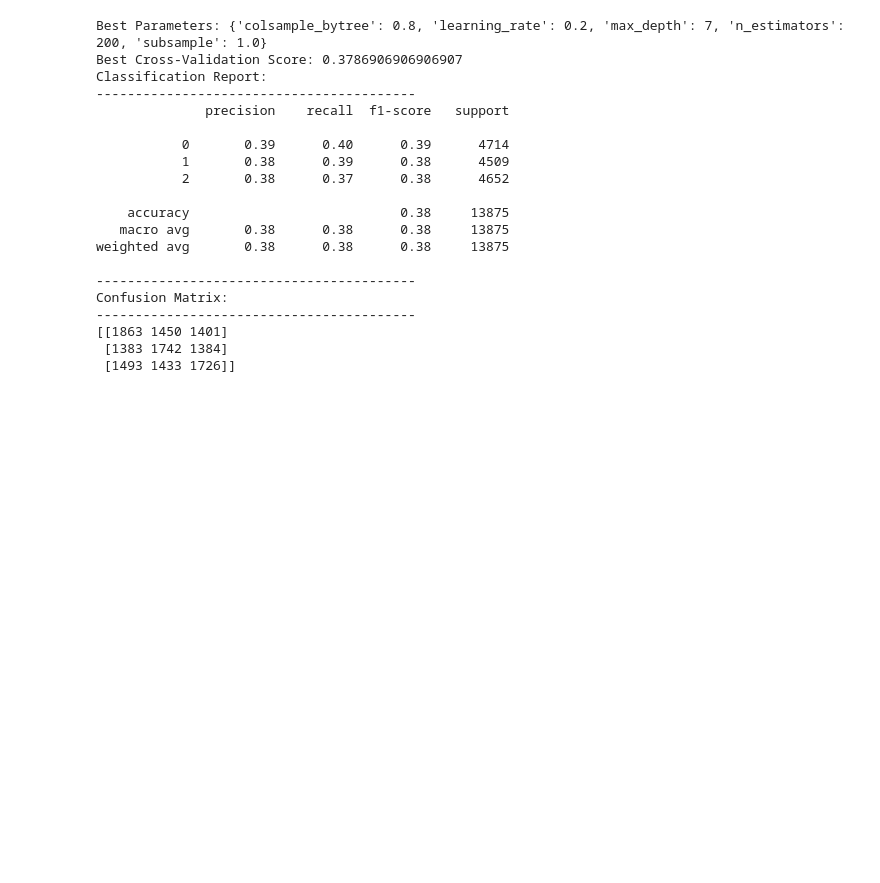
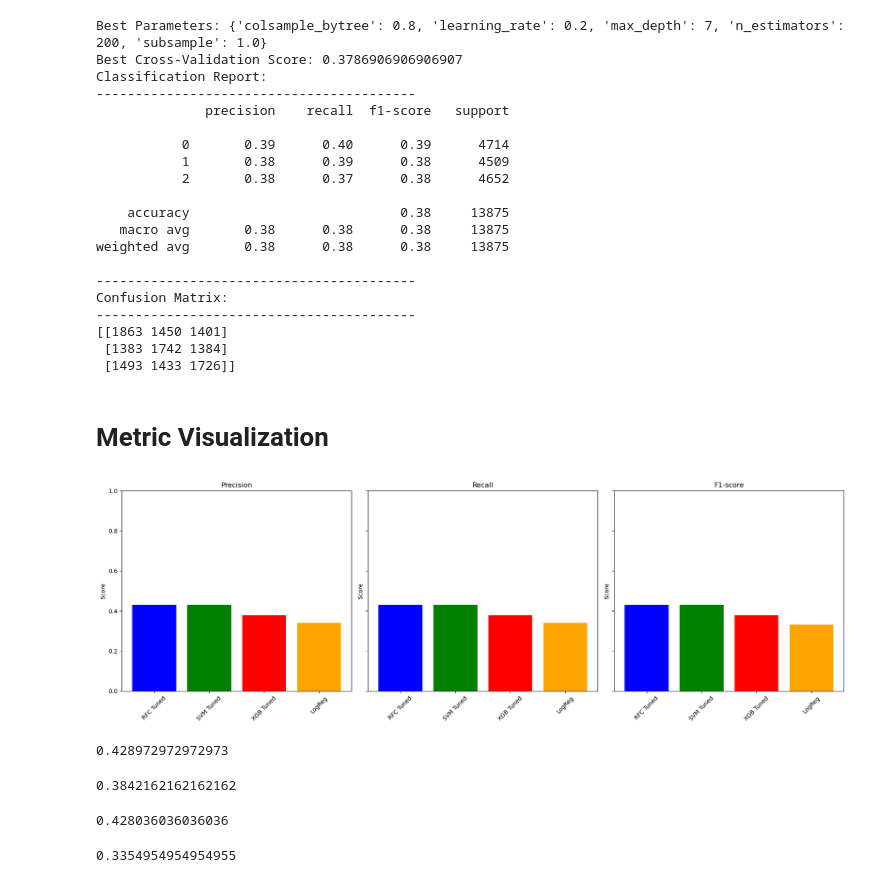
Before and after one commit to MrEktirir/Analysis-of-Healthcare, a Jupyter notebook: Notebooks/main.ipynb, the cells around one changed output. Cells and saved outputs as stored; diff of their text form; code cells hidden in the pictures; blank space fills up the shorter version.

Commit message:
Metric Visualization
* Visualization completed.

```diff
--- a/Notebooks/main.ipynb
+++ b/Notebooks/main.ipynb
@@ -867,3 +871,75 @@ Confusion Matrix:
 [[1863 1450 1401]
  [1383 1742 1384]
  [1493 1433 1726]]
+# %% [markdown]
+# Metric Visualization
+# %%
+import matplotlib.pyplot as plt
+import pandas as pd
+from io import StringIO
+
+# Classification report string'lerini tanımlama
+classification_report_rfc_tuned = '              precision    recall  f1-score   support\n\n           0       0.43      0.43      0.43      4714\n           1       0.42      0.43      0.43      4509\n           2       0.43      0.43      0.43      4652\n\n    accuracy                           0.43     13875\n   macro avg       0.43      0.43      0.43     13875\nweighted avg       0.43      0.43      0.43     13875\n'
+
+classification_report_svm_tuned = '              precision    recall  f1-score   support\n\n           0       0.43      0.45      0.44      4714\n           1       0.42      0.41      0.42      4509\n           2       0.43      0.42      0.43      4652\n\n    accuracy                           0.43     13875\n   macro avg       0.43      0.43      0.43     13875\nweighted avg       0.43      0.43      0.43     13875\n'
+
+classification_report_xgb_tuned = '              precision    recall  f1-score   support\n\n           0       0.39      0.40      0.39      4714\n           1       0.38      0.39      0.38      4509\n           2       0.38      0.37      0.38      4652\n\n    accuracy                           0.38     13875\n   macro avg       0.38      0.38      0.38     13875\nweighted avg       0.38      0.38      0.38     13875\n'
+
+classification_report_logreg = '              precision    recall  f1-score   support\n\n           0       0.34      0.28      0.31      4714\n           1       0.32      0.37      0.34      4509\n           2       0.34      0.36      0.35      4652\n\n    accuracy                           0.34     13875\n   macro avg       0.34      0.34      0.33     13875\nweighted avg       0.34      0.34      0.33     13875\n'
+
+# Raporları bir dictionary olarak saklayalım
+classification_reports = {
+    "RFC Tuned": classification_report_rfc_tuned,
+    "SVM Tuned": classification_report_svm_tuned,
+    "XGB Tuned": classification_report_xgb_tuned,
+    "LogReg": classification_report_logreg
+}
+
+# Her raporu işleyerek anlamlı bir yapıya dönüştürme
+processed_reports = {}
+for algo_name, report_text in classification_reports.items():
+    # Metin raporunu DataFrame'e dönüştür
+    df = pd.read_fwf(StringIO(report_text), skiprows=1)
+    df.columns = ['class', 'precision', 'recall', 'f1-score', 'support']
+
+    # Sadece "macro avg" satırını çekiyoruz
+    macro_avg_row = df[df['class'] == 'macro avg']
+    processed_reports[algo_name] = macro_avg_row[['precision', 'recall', 'f1-score']].iloc[0]
+
+# Görselleştirme için hazır veri oluşturma
+algorithms = list(processed_reports.keys())
+metrics = ['precision', 'recall', 'f1-score']
+data = {metric: [processed_reports[algo][metric] for algo in algorithms] for metric in metrics}
+
+# Subplotları oluşturma
+fig, axes = plt.subplots(1, len(metrics), figsize=(18, 6), sharey=True)
+
+colors = ['blue', 'green', 'red', 'orange']  # Her algoritma için bir renk
+
+for i, metric in enumerate(metrics):
+    axes[i].bar(algorithms, data[metric], color=colors)
+    axes[i].set_title(metric.capitalize())
+    axes[i].set_ylabel('Score')
+    axes[i].set_ylim(0, 1)  # Skor aralığı
+    axes[i].set_xticks(range(len(algorithms)))
+    axes[i].set_xticklabels(algorithms, rotation=45)
+
+plt.tight_layout()b
+# %% [output]
+[figure, added]
+# %%
+score_rfc_tuned
+# %% [output]
+0.428972972972973
+# %%
+score_xgb_tuned
+# %% [output]
+0.3842162162162162
+# %%
+score_svm_tuned
+# %% [output]
+0.428036036036036
+# %%
+score_logreg
+# %% [output]
+0.3354954954954955
```
Also changed, not shown: parts of 6 cells of this notebook.
